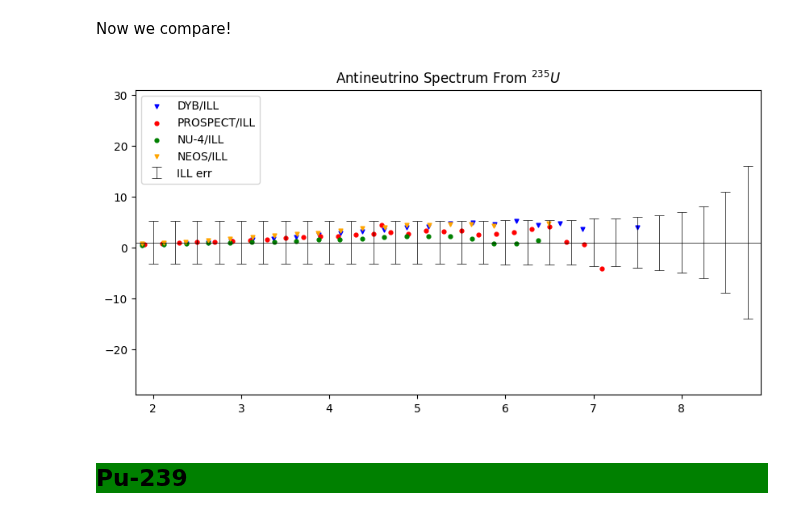
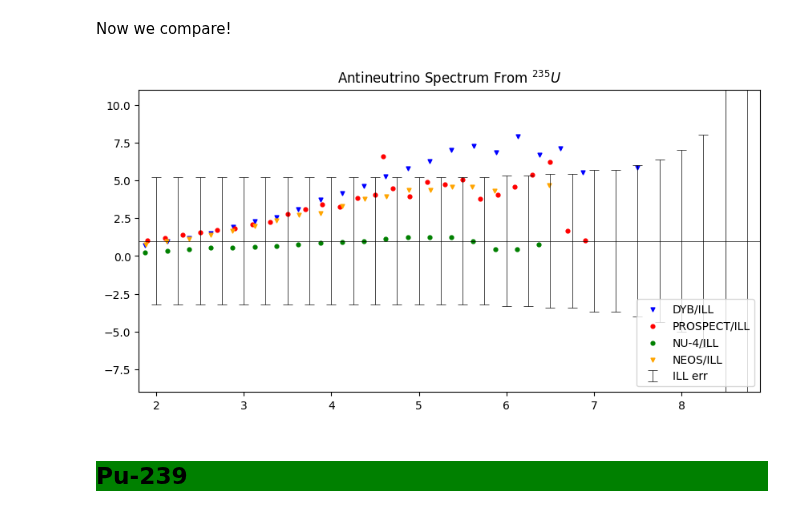
Before and after one commit to dehpour/Reactor-Antineutrino-Flux-Analysis, a Jupyter notebook: ILL's Phenomenological Model Predicted Antineutrino Flux Compare with Recently Observations.ipynb, the cells around one changed output. Drawn from its saved outputs; the diff is of its cells as text; code cells hidden in the pictures.

```diff
--- a/ILL's Phenomenological Model Predicted Antineutrino Flux Compare with Recently Observations.ipynb
+++ b/ILL's Phenomenological Model Predicted Antineutrino Flux Compare with Recently Observations.ipynb
@@ -38,15 +38,15 @@ Load Daya Bay (DYB) and PROSPECT experimental data from [2,3]. Note that spectra
 Another hand PROSPECT data per 200 keV and we must convert to per 1 MeV per fission.
 # %%
 DYB_235U = pd.read_csv('https://raw.githubusercontent.com/dehpour/Reactor-Antineutrino-Flux-Analysis/main/db/2019Adey_N_nu_E_235U.csv')
-E_DYB_235U, N_DYB_235U = DYB_235U['E'], DYB_235U['N_nu']/2
+E_DYB_235U, N_DYB_235U = DYB_235U['E'], DYB_235U['N_nu']*1.5/2
 #DYB_235U.head()
 # %%
 PROSPECT_235U = pd.read_csv('https://raw.githubusercontent.com/dehpour/Reactor-Antineutrino-Flux-Analysis/main/db/2018Ashenfelter_N_nu_E_235U.csv')
-E_PROSPECT_235U, N_PROSPECT_235U = PROSPECT_235U['E'], ((202.36*1000)/200)*PROSPECT_235U['N_nu']*10**-6/2
+E_PROSPECT_235U, N_PROSPECT_235U = PROSPECT_235U['E'], ((202.36*1000)/200)*PROSPECT_235U['N_nu']*1.5*10**-6/2
 #PROSPECT_235U.head()
 # %%
 NU4_235U = pd.read_csv('https://raw.githubusercontent.com/dehpour/Reactor-Antineutrino-Flux-Analysis/main/db/2021Serebrov_N_nu_E_235U.csv')
-E_NU4_235U, N_NU4_235U = NU4_235U['E'], NU4_235U['N_nu']/2
+E_NU4_235U, N_NU4_235U = NU4_235U['E'], NU4_235U['N_nu']*0.57/2
 #NU4_235U.head()
 # %%
 NEOS_235U = pd.read_csv('https://raw.githubusercontent.com/dehpour/Reactor-Antineutrino-Flux-Analysis/main/db/2020Oh_N_nu_E_235U.csv')
@@ -57,23 +57,24 @@ Now we compare!
 # %%
 plt.figure(figsize=(10, 5),dpi=100)
 plt.xlim(1.8,8.9)
 #plt.ylim(-1,3)
-plt.ylim(1-30,1+30)
+plt.ylim(1-10,1+10)
 #plt.yscale("log")
+#plt.ylim(0,10**2)
 
 plt.scatter(E_DYB_235U, (N_DYB_235U)/np.exp(a_0_235U+a_1_235U*E_DYB_235U+a_2_235U*E_DYB_235U**2+a_3_235U*E_DYB_235U**3+a_4_235U*E_DYB_235U**4+a_5_235U*E_DYB_235U**5), label="DYB/ILL", c='b', marker='v', s=12)
 plt.scatter(E_PROSPECT_235U, (N_PROSPECT_235U)/np.exp(a_0_235U+a_1_235U*E_PROSPECT_235U+a_2_235U*E_PROSPECT_235U**2+a_3_235U*E_PROSPECT_235U**3+a_4_235U*E_PROSPECT_235U**4+a_5_235U*E_PROSPECT_235U**5), label="PROSPECT/ILL", c='r', s=12)
 plt.scatter(E_NU4_235U, (N_NU4_235U)/np.exp(a_0_235U+a_1_235U*E_NU4_235U+a_2_235U*E_NU4_235U**2+a_3_235U*E_NU4_235U**3+a_4_235U*E_NU4_235U**4+a_5_235U*E_NU4_235U**5), label="NU-4/ILL", c='green', marker='o', s=12)
 plt.scatter(E_NEOS_235U, (N_NEOS_235U)/np.exp(a_0_235U+a_1_235U*E_NEOS_235U+a_2_235U*E_NEOS_235U**2+a_3_235U*E_NEOS_235U**3+a_4_235U*E_NEOS_235U**4+a_5_235U*E_NEOS_235U**5), label="NEOS/ILL", c='orange', marker='v', s=12)
 
 plt.errorbar(E_ILL_235U, (N_ILL_235U/N_ILL_235U), yerr=(err_ILL_235U), linestyle="None", c='black',capsize=4.5,capthick=0.5,elinewidth=0.5, label="ILL err")
 plt.axhline(y=1, color='black', linestyle='-',linewidth=0.5)
 
 plt.title('Antineutrino Spectrum From ''$^{235}U $')
 plt.legend()
 plt.show()
 # %% [output]
-[figure, old version]
+[figure, new version]
 # %% [markdown]
 <h2 style="background-color:green;">
 Pu-239
```
Also changed, not shown: parts of 2 cells of this notebook.
